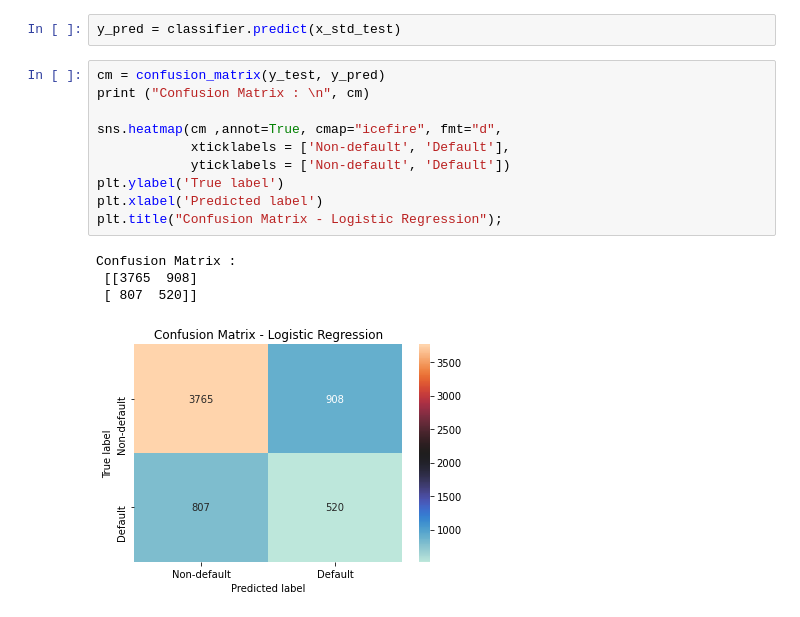
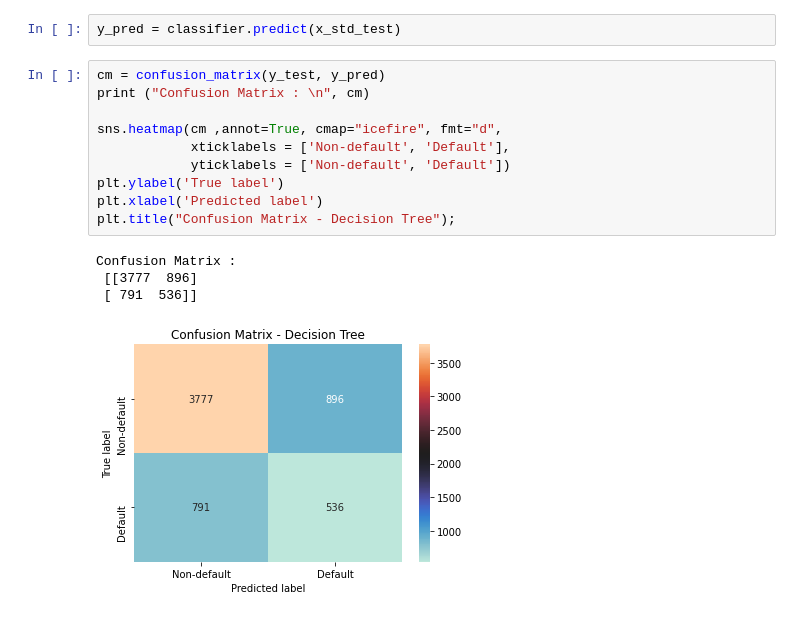
Before and after one commit to pranjal0207/credit-worthiness-of-customer, a Jupyter notebook: Credit_Worthiness_of_customer.ipynb, the cells around one changed output. Drawn from its saved outputs; the diff is of its cells as text.

```diff
--- a/Credit_Worthiness_of_customer.ipynb
+++ b/Credit_Worthiness_of_customer.ipynb
@@ -298,18 +299,18 @@ y_pred = classifier.predict(x_std_test)
 # %%
 cm = confusion_matrix(y_test, y_pred)
 print ("Confusion Matrix : \n", cm)
 
 sns.heatmap(cm ,annot=True, cmap="icefire", fmt="d",
             xticklabels = ['Non-default', 'Default'],
             yticklabels = ['Non-default', 'Default'])
 plt.ylabel('True label')
 plt.xlabel('Predicted label')
-plt.title("Confusion Matrix - Logistic Regression");
+plt.title("Confusion Matrix - Decision Tree");
 # %% [output]
 Confusion Matrix :
- [[3765  908]
- [ 807  520]]
+ [[3777  896]
+ [ 791  536]]
-[figure, old version]
+[figure, new version]
 # %%
 print ("Accuracy : ", accuracy_score(y_test, y_pred)*100, "%")
 # %% [output]
```
Also changed, not shown: parts of 8 cells of this notebook.
